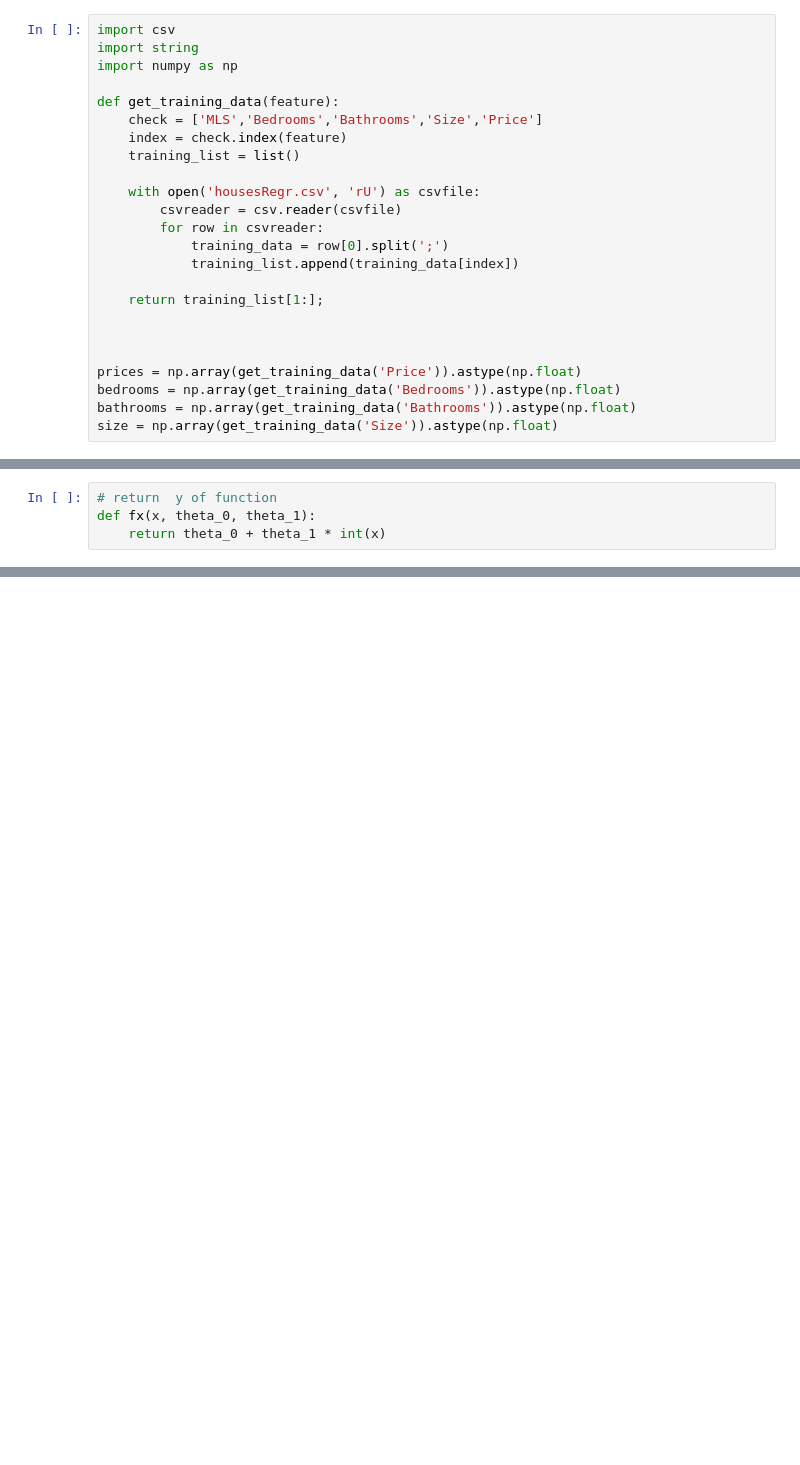
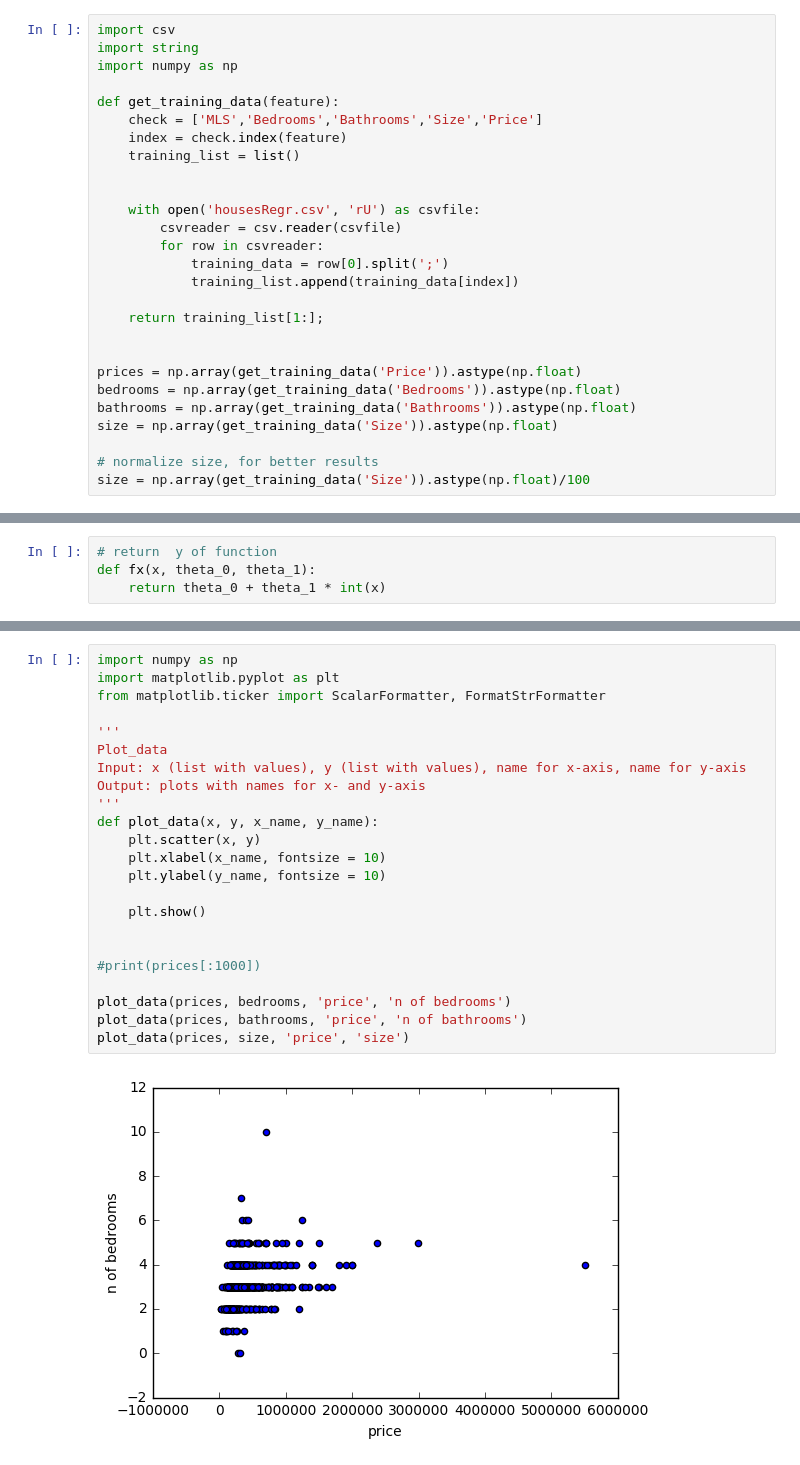
Before and after one commit to davidstap/leren, a Jupyter notebook: gradient_descent.ipynb, the cells around one changed output, grey strips where cells are left out. Drawn from its saved outputs; the diff is of its cells as text; blank space fills up the shorter version.

```diff
--- a/gradient_descent.ipynb
+++ b/gradient_descent.ipynb
@@ -8,6 +13,7 @@ def get_training_data(feature):
     index = check.index(feature)
     training_list = list()
 
+
     with open('housesRegr.csv', 'rU') as csvfile:
         csvreader = csv.reader(csvfile)
         for row in csvreader:
@@ -17,8 +23,10 @@ def get_training_data(feature):
     return training_list[1:];
 
 
-
 prices = np.array(get_training_data('Price')).astype(np.float)
 bedrooms = np.array(get_training_data('Bedrooms')).astype(np.float)
 bathrooms = np.array(get_training_data('Bathrooms')).astype(np.float)
 size = np.array(get_training_data('Size')).astype(np.float)
+
+# normalize size, for better results
+size = np.array(get_training_data('Size')).astype(np.float)/100
@@ -237,0 +155,25 @@ What is the learning rate0.01
+# %%
+import numpy as np
+import matplotlib.pyplot as plt
+from matplotlib.ticker import ScalarFormatter, FormatStrFormatter
+
+'''
+Plot_data
+Input: x (list with values), y (list with values), name for x-axis, name for y-axis
+Output: plots with names for x- and y-axis
+'''
+def plot_data(x, y, x_name, y_name):
+    plt.scatter(x, y)
+    plt.xlabel(x_name, fontsize = 10)
+    plt.ylabel(y_name, fontsize = 10)
+
+    plt.show()
+
+
+#print(prices[:1000])
+
+plot_data(prices, bedrooms, 'price', 'n of bedrooms')
+plot_data(prices, bathrooms, 'price', 'n of bathrooms')
+plot_data(prices, size, 'price', 'size')
+# %% [output]
+[figure, added]
```
Also changed, not shown: parts of 46 cells of this notebook.
